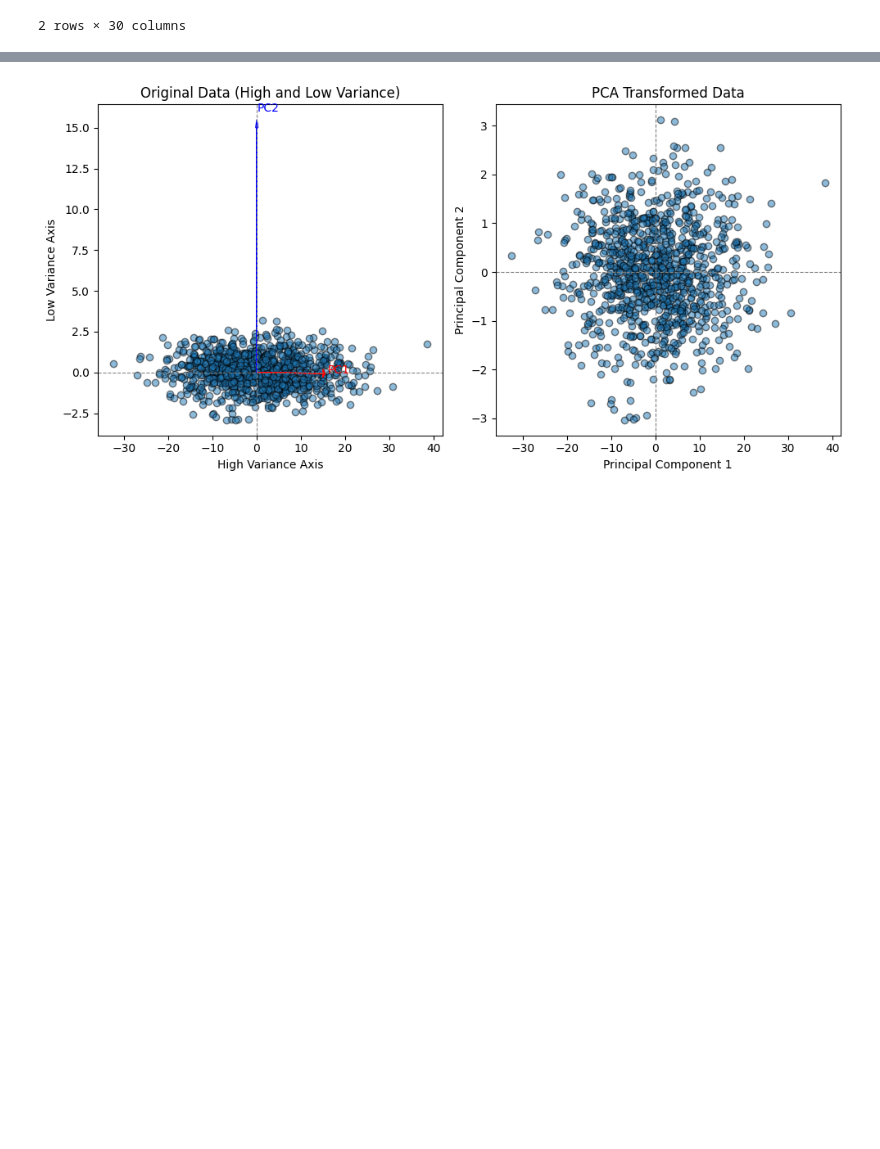
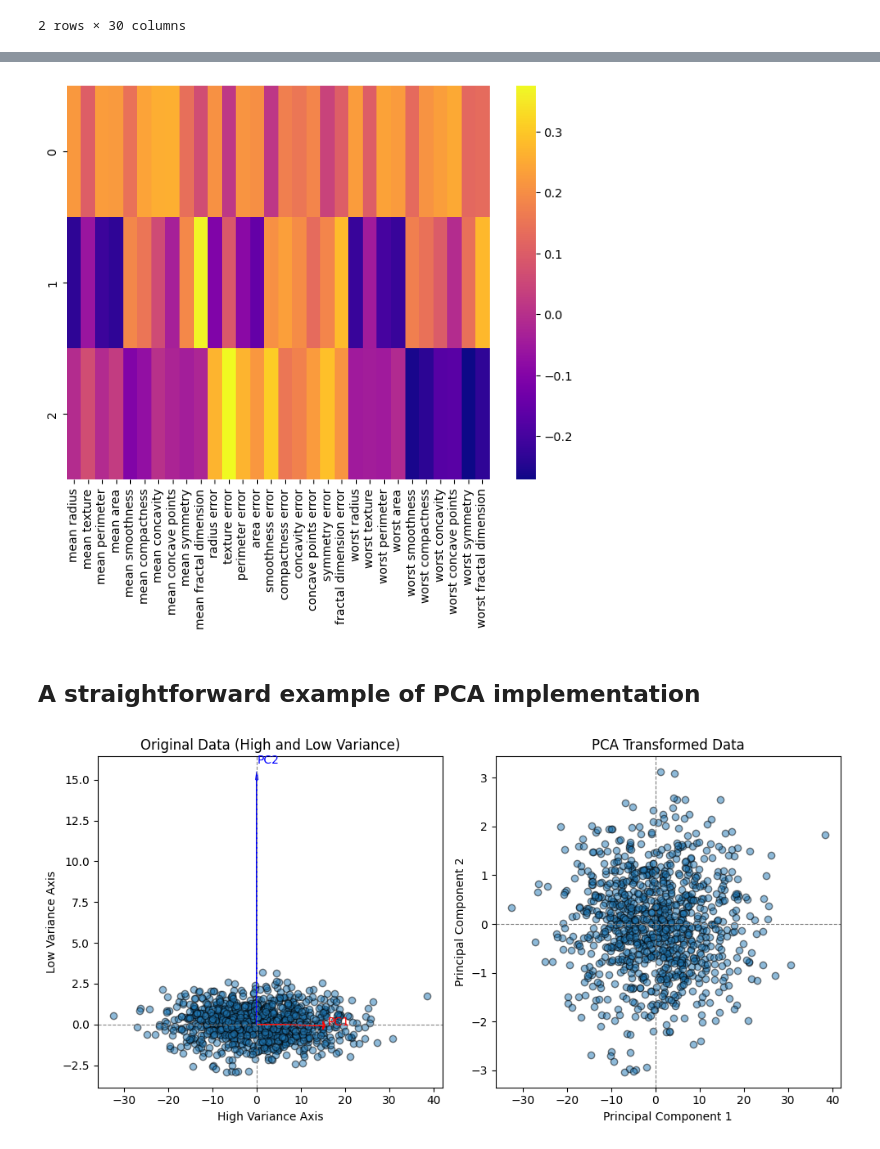
Before and after one commit to samira-shy/Python, a Jupyter notebook: MachineLearning/PrincipalComponentAnalysis/PrincipalComponentAnalysis.ipynb, the cells around one changed output, grey strips where cells are left out. Saved outputs shown, nothing was run; the diff lists cells and outputs as text; code cells hidden in the pictures; blank space fills up the shorter version.

```diff
--- a/MachineLearning/PrincipalComponentAnalysis/PrincipalComponentAnalysis.ipynb
+++ b/MachineLearning/PrincipalComponentAnalysis/PrincipalComponentAnalysis.ipynb
@@ -178,0 +251,2 @@ A straightforward example of PCA implementation
+# %%
+df_comp_three = pd.DataFrame(pca.components_,columns=cancer['feature_names'])
@@ -179,3 +261,11 @@ A straightforward example of PCA implementation
+# %%
+plt.figure(figsize=(8,6))
+sns.heatmap(df_comp_three,cmap='plasma',)
+plt.show()
+# %% [output]
+[figure, added]
+# %% [markdown]
+## A straightforward example of PCA implementation
 # %%
 import numpy as np
 import matplotlib.pyplot as plt
```
Also changed, not shown: parts of 13 cells of this notebook.
